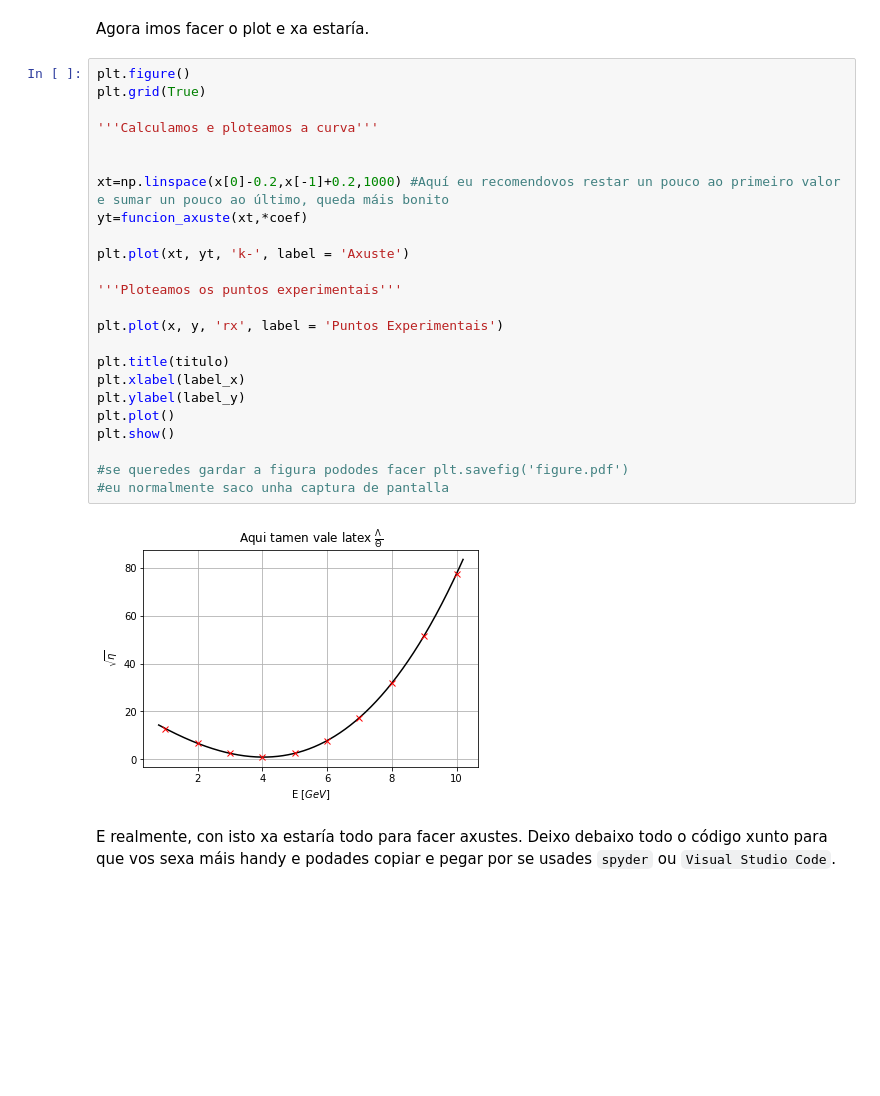
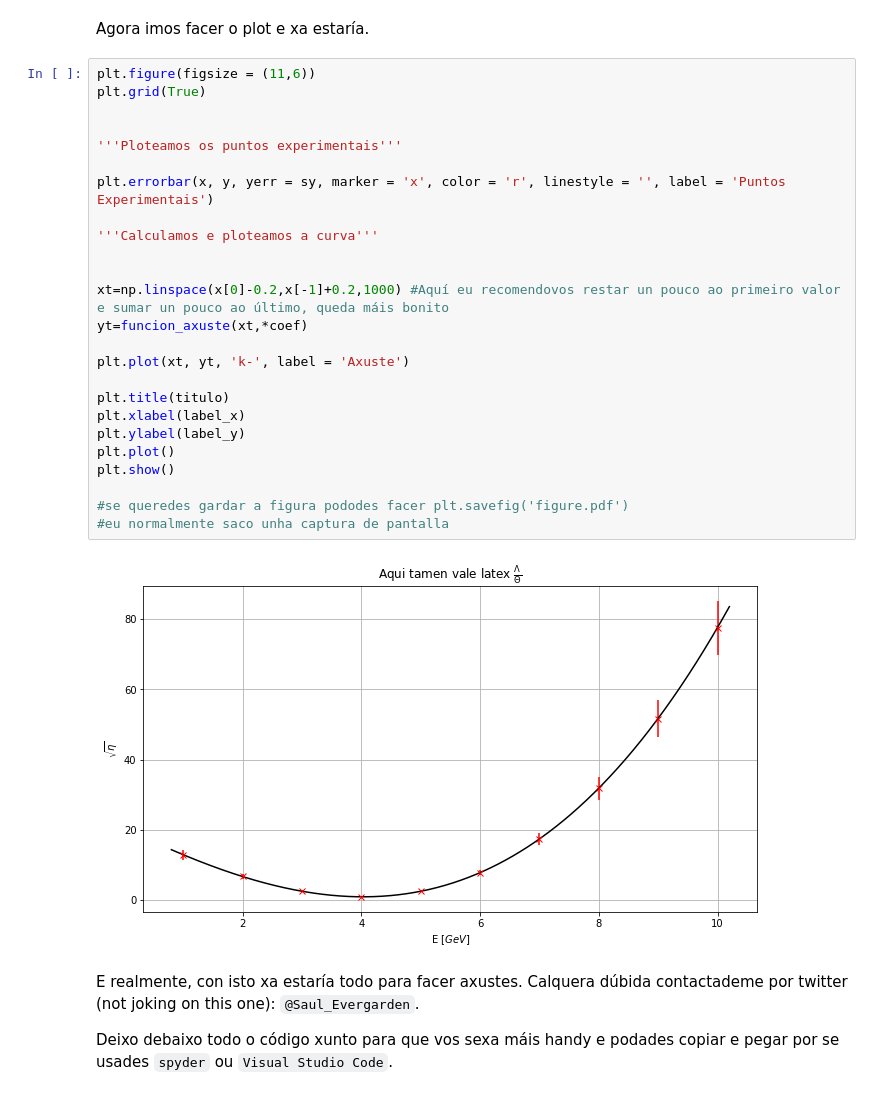
Before and after one commit to saulsolino/python-for-dummies, a Jupyter notebook: python_for_dummies_axuste1.ipynb, the cells around one changed output. Cells and saved outputs as stored; diff of their text form; blank space fills up the shorter version.

```diff
--- a/python_for_dummies_axuste1.ipynb
+++ b/python_for_dummies_axuste1.ipynb
@@ -133,33 +133,36 @@ A[3]= 0.094338 , sA[3]= 0.026659
 # %% [markdown]
 Agora imos facer o plot e xa estaría.
 # %%
-plt.figure()
+plt.figure(figsize = (11,6))
 plt.grid(True)
+
+
+'''Ploteamos os puntos experimentais'''
+
+plt.errorbar(x, y, yerr = sy, marker = 'x', color = 'r', linestyle = '', label = 'Puntos Experimentais')
 
 '''Calculamos e ploteamos a curva'''
 
 
 xt=np.linspace(x[0]-0.2,x[-1]+0.2,1000) #Aquí eu recomendovos restar un pouco ao primeiro valor e sumar un pouco ao último, queda máis bonito
 yt=funcion_axuste(xt,*coef)
 
 plt.plot(xt, yt, 'k-', label = 'Axuste')
 
-'''Ploteamos os puntos experimentais'''
-
-plt.plot(x, y, 'rx', label = 'Puntos Experimentais')
-
 plt.title(titulo)
 plt.xlabel(label_x)
 plt.ylabel(label_y)
 plt.plot()
 plt.show()
 
 #se queredes gardar a figura pododes facer plt.savefig('figure.pdf')
 #eu normalmente saco unha captura de pantalla
 # %% [output]
-[figure, old version]
+[figure, new version]
 # %% [markdown]
-E realmente, con isto xa estaría todo para facer axustes. Deixo debaixo todo o código xunto para que vos sexa máis handy e podades copiar e pegar por se usades `spyder` ou `Visual Studio Code`.
+E realmente, con isto xa estaría todo para facer axustes. Calquera dúbida contactademe por twitter (not joking on this one): `@Saul_Evergarden`.
+
+Deixo debaixo todo o código xunto para que vos sexa máis handy e podades copiar e pegar por se usades `spyder` ou `Visual Studio Code`.
 # %%
 import numpy as np
 import scipy.optimize as sco
```
Also changed, not shown: parts of 1 cell of this notebook.
